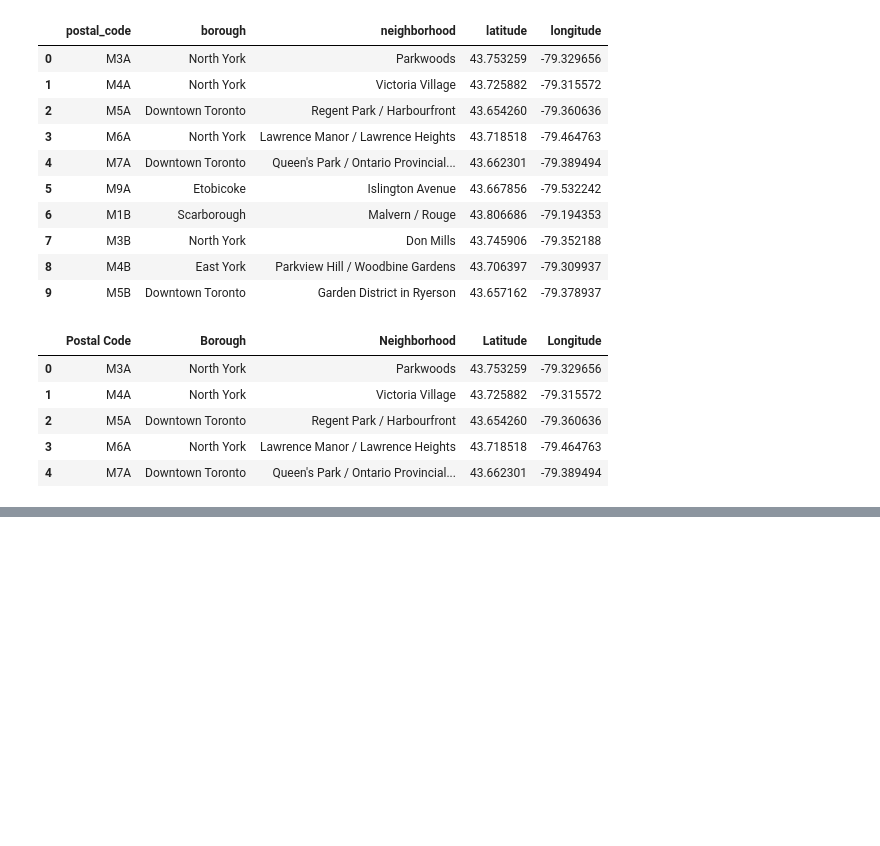
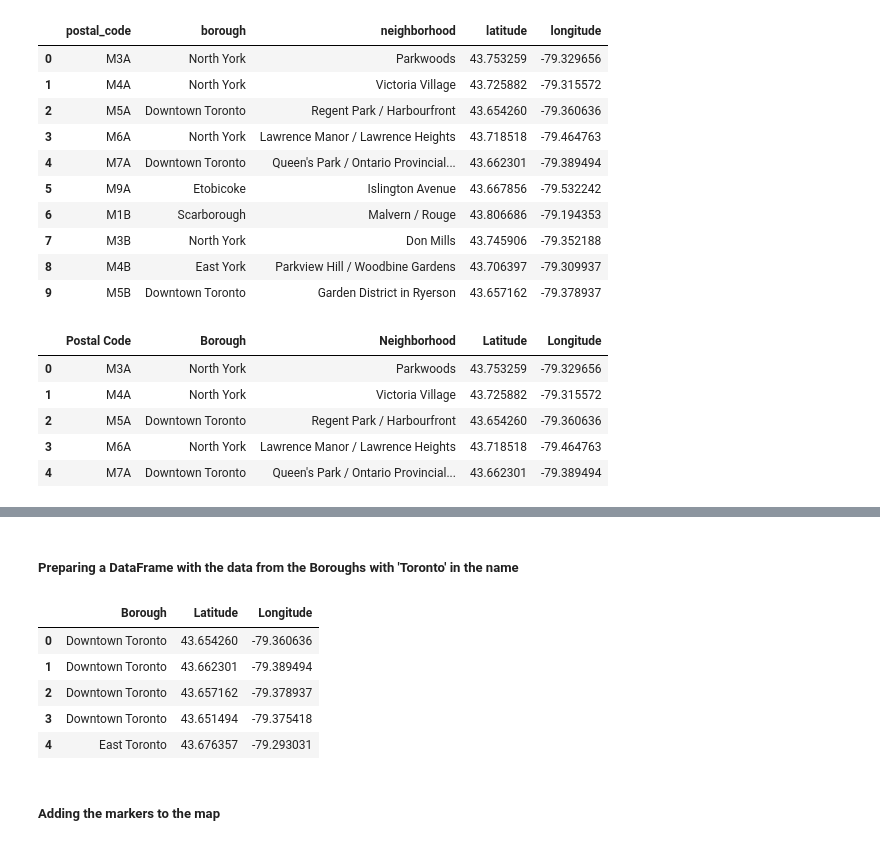
Before and after one commit to romfe/capstone, a Jupyter notebook: submission_clustering.ipynb, the cells around one changed output, grey strips where cells are left out. Drawn from its saved outputs; the diff is of its cells as text; code cells hidden in the pictures; blank space fills up the shorter version.

Commit message:
added map and markers

```diff
--- a/submission_clustering.ipynb
+++ b/submission_clustering.ipynb
@@ -181,0 +192,21 @@ df_final.head()
+# %% [markdown]
+##### Preparing a DataFrame with the data from the Boroughs with 'Toronto' in the name
+# %%
+i = 0
+tor_bor = pd.DataFrame(columns = ['Borough', 'Latitude', 'Longitude'])
+
+for e in df_final['Borough']:
+    if 'Toronto' in e:
+        tor_bor = tor_bor.append({'Borough':df_final['Borough'][i], 'Latitude':df_final['Latitude'][i], 'Longitude':df_final['Longitude'][i]}, ignore_index = True)
+    i = i + 1
+
+tor_bor.head()
+# %% [output]
+|  | Borough | Latitude | Longitude |
+| 0 | Downtown Toronto | 43.654260 | -79.360636 |
+| 1 | Downtown Toronto | 43.662301 | -79.389494 |
+| 2 | Downtown Toronto | 43.657162 | -79.378937 |
+| 3 | Downtown Toronto | 43.651494 | -79.375418 |
+| 4 | East Toronto | 43.676357 | -79.293031 |
+# %% [markdown]
+##### Adding the markers to the map
```
Also changed, not shown: parts of 5 cells of this notebook.
